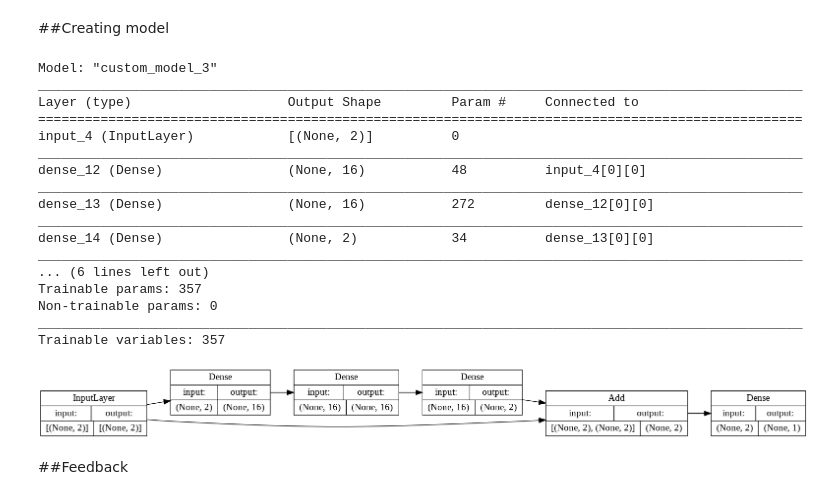
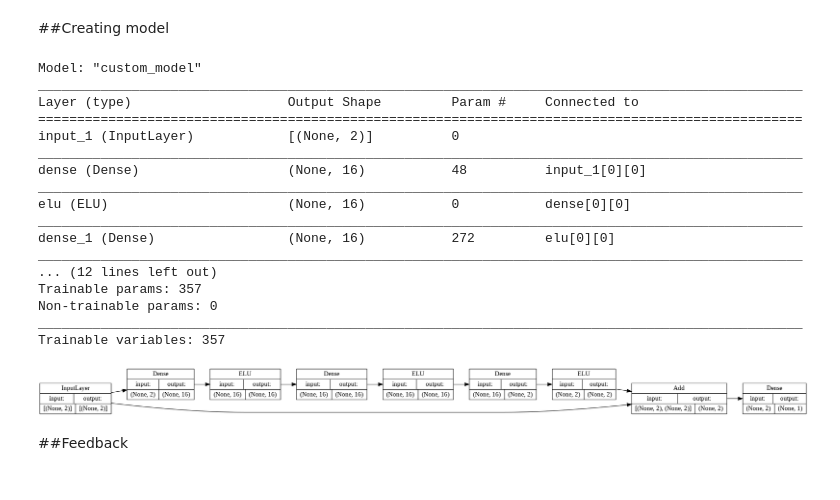
Before and after one commit to Egoago/Onlab, a Jupyter notebook: Önlab.ipynb, the cells around one changed output. Cells and saved outputs as stored; diff of their text form; code cells hidden in the pictures.

```diff
--- a/Önlab.ipynb
+++ b/Önlab.ipynb
@@ -131,47 +131,47 @@ class CustomModel(Model):
 # %%
 def SofterRelu(x):
   return tf.math.log(1 + tf.math.exp(100*x))/100
 inputLayer = Input(shape=(2,))
 hiddenLayer1 = Dense(16,
-                     activation='softplus',
                      kernel_initializer= RandomNormal(stddev=np.sqrt(2)/np.sqrt(16)),
                      bias_initializer=Zeros())(inputLayer)
+elu1 = tf.keras.layers.ELU(0.2)(hiddenLayer1)
 hiddenLayer2 = Dense(16,
-                     activation='softplus',
                      kernel_initializer= RandomNormal(stddev=np.sqrt(2)/np.sqrt(16)),
-                     bias_initializer=Zeros())(hiddenLayer1)
+                     bias_initializer=Zeros())(elu1)
+elu2 = tf.keras.layers.ELU(0.2)(hiddenLayer2)
 #dropout1 = Dropout(0.1)(hiddenLayer2)
 hiddenLayer3 = Dense(2,
-                     activation='softplus',
                      kernel_initializer= RandomNormal(mean=np.pi/np.sqrt(2), stddev=0.00001),
-                     bias_initializer=Constant(-1))(hiddenLayer2)
-skipLayer = Add()([hiddenLayer3, inputLayer])
+                     bias_initializer=Constant(-1))(elu2)
+elu3 = tf.keras.layers.ELU(0.2)(hiddenLayer3)
+skipLayer = Add()([elu3, inputLayer])
 outputLayer = Dense(1, activation='linear')(skipLayer)
 
 model = CustomModel(inputs = inputLayer, outputs = outputLayer)
 model.compile(optimizer = Adam(lr = 0.0015))
-model.summary()
+#model.summary()
 print(f'Trainable variables: {np.sum([np.prod(v.get_shape().as_list()) for v in model.trainable_variables])}')
 keras.utils.plot_model(model, show_shapes=True, show_layer_names=False, rankdir='LR')
 # %% [output]
-Model: "custom_model_3"
+Model: "custom_model"
 __________________________________________________________________________________________________
 Layer (type)                    Output Shape         Param #     Connected to
 ==================================================================================================
-input_4 (InputLayer)            [(None, 2)]          0
+input_1 (InputLayer)            [(None, 2)]          0
 __________________________________________________________________________________________________
-dense_12 (Dense)                (None, 16)           48          input_4[0][0]
+dense (Dense)                   (None, 16)           48          input_1[0][0]
 __________________________________________________________________________________________________
-dense_13 (Dense)                (None, 16)           272         dense_12[0][0]
+elu (ELU)                       (None, 16)           0           dense[0][0]
 __________________________________________________________________________________________________
-dense_14 (Dense)                (None, 2)            34          dense_13[0][0]
+dense_1 (Dense)                 (None, 16)           272         elu[0][0]
 __________________________________________________________________________________________________
-... (6 lines left out)
+... (12 lines left out)
 Trainable params: 357
 Non-trainable params: 0
 __________________________________________________________________________________________________
 Trainable variables: 357
-[figure, old version]
+[figure, new version]
 # %% [markdown]
 ##Feedback
 # %%
```
Also changed, not shown: parts of 3 cells of this notebook.
